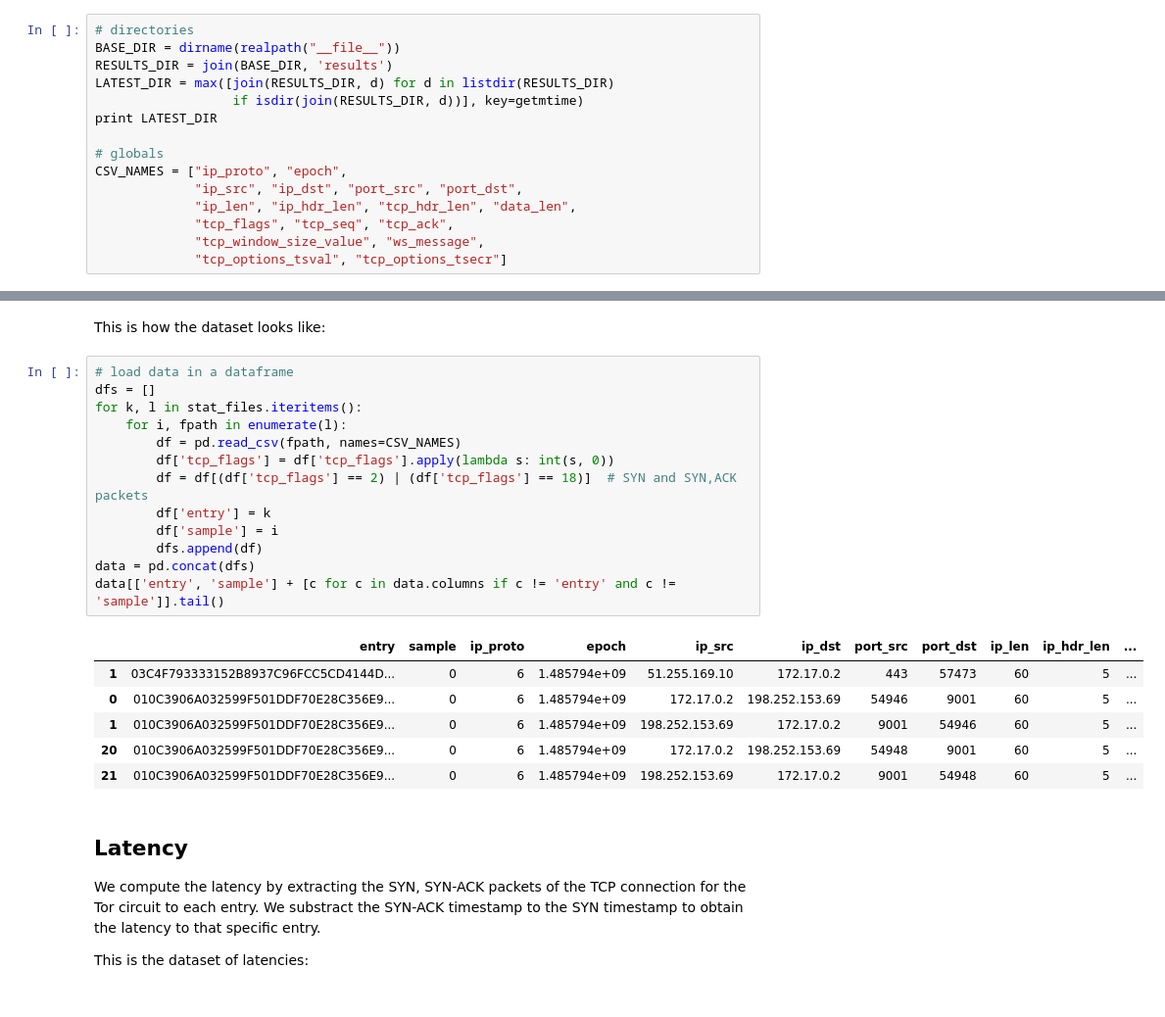
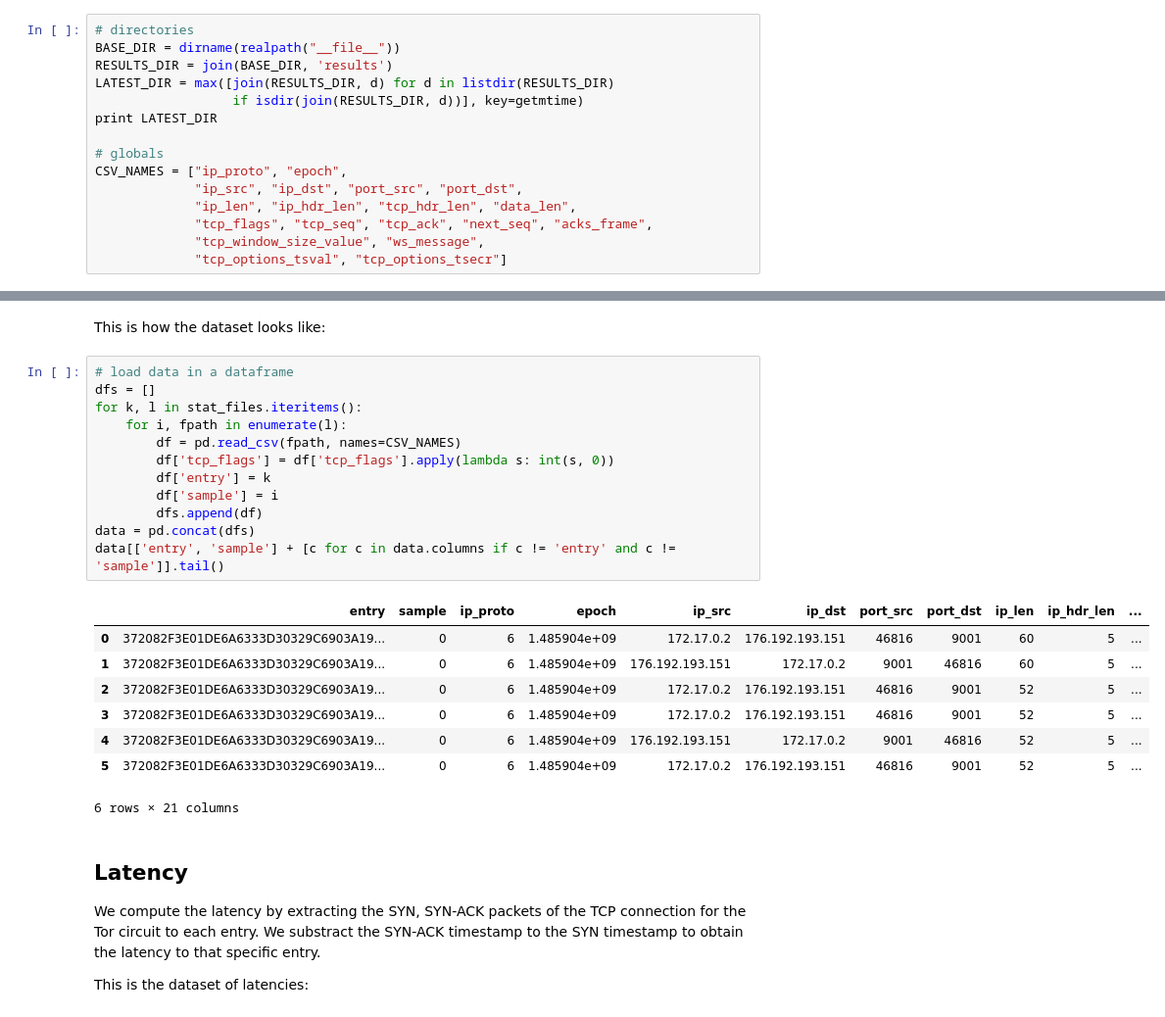
Before and after one commit to mjuarezm/entrystats, a Jupyter notebook: stats_analysis.ipynb, the cells around one changed output, grey strips where cells are left out. Shown: that part at 98% size. Cells and saved outputs as stored; diff of their text form.

```diff
--- a/stats_analysis.ipynb
+++ b/stats_analysis.ipynb
@@ -67,7 +67,7 @@ print LATEST_DIR
 CSV_NAMES = ["ip_proto", "epoch",
              "ip_src", "ip_dst", "port_src", "port_dst",
              "ip_len", "ip_hdr_len", "tcp_hdr_len", "data_len",
-             "tcp_flags", "tcp_seq", "tcp_ack",
+             "tcp_flags", "tcp_seq", "tcp_ack", "next_seq", "acks_frame",
              "tcp_window_size_value", "ws_message",
              "tcp_options_tsval", "tcp_options_tsecr"]
 # %% [output]
@@ -97,23 +97,24 @@ This is how the dataset looks like:
 # %%
 # load data in a dataframe
 dfs = []
 for k, l in stat_files.iteritems():
     for i, fpath in enumerate(l):
         df = pd.read_csv(fpath, names=CSV_NAMES)
         df['tcp_flags'] = df['tcp_flags'].apply(lambda s: int(s, 0))
-        df = df[(df['tcp_flags'] == 2) | (df['tcp_flags'] == 18)]  # SYN and SYN,ACK packets
         df['entry'] = k
         df['sample'] = i
         dfs.append(df)
 data = pd.concat(dfs)
 data[['entry', 'sample'] + [c for c in data.columns if c != 'entry' and c != 'sample']].tail()
 # %% [output]
 |  | entry | sample | ip_proto | epoch | ip_src | ip_dst | port_src | port_dst | ip_len | ip_hdr_len | ... |
-| 1 | 03C4F793333152B8937C96FCC5CD4144D... | 0 | 6 | 1.485794e+09 | 51.255.169.10 | 172.17.0.2 | 443 | 57473 | 60 | 5 | ... |
-| 0 | 010C3906A032599F501DDF70E28C356E9... | 0 | 6 | 1.485794e+09 | 172.17.0.2 | 198.252.153.69 | 54946 | 9001 | 60 | 5 | ... |
-| 1 | 010C3906A032599F501DDF70E28C356E9... | 0 | 6 | 1.485794e+09 | 198.252.153.69 | 172.17.0.2 | 9001 | 54946 | 60 | 5 | ... |
-| 20 | 010C3906A032599F501DDF70E28C356E9... | 0 | 6 | 1.485794e+09 | 172.17.0.2 | 198.252.153.69 | 54948 | 9001 | 60 | 5 | ... |
-| 21 | 010C3906A032599F501DDF70E28C356E9... | 0 | 6 | 1.485794e+09 | 198.252.153.69 | 172.17.0.2 | 9001 | 54948 | 60 | 5 | ... |
+| 0 | 372082F3E01DE6A6333D30329C6903A19... | 0 | 6 | 1.485904e+09 | 172.17.0.2 | 176.192.193.151 | 46816 | 9001 | 60 | 5 | ... |
+| 1 | 372082F3E01DE6A6333D30329C6903A19... | 0 | 6 | 1.485904e+09 | 176.192.193.151 | 172.17.0.2 | 9001 | 46816 | 60 | 5 | ... |
+| 2 | 372082F3E01DE6A6333D30329C6903A19... | 0 | 6 | 1.485904e+09 | 172.17.0.2 | 176.192.193.151 | 46816 | 9001 | 52 | 5 | ... |
+| 3 | 372082F3E01DE6A6333D30329C6903A19... | 0 | 6 | 1.485904e+09 | 172.17.0.2 | 176.192.193.151 | 46816 | 9001 | 52 | 5 | ... |
+| 4 | 372082F3E01DE6A6333D30329C6903A19... | 0 | 6 | 1.485904e+09 | 176.192.193.151 | 172.17.0.2 | 9001 | 46816 | 52 | 5 | ... |
+| 5 | 372082F3E01DE6A6333D30329C6903A19... | 0 | 6 | 1.485904e+09 | 172.17.0.2 | 176.192.193.151 | 46816 | 9001 | 52 | 5 | ... |
+6 rows × 21 columns
 # %% [markdown]
 ## Latency
 
```
Also changed, not shown: parts of 7 cells of this notebook.
